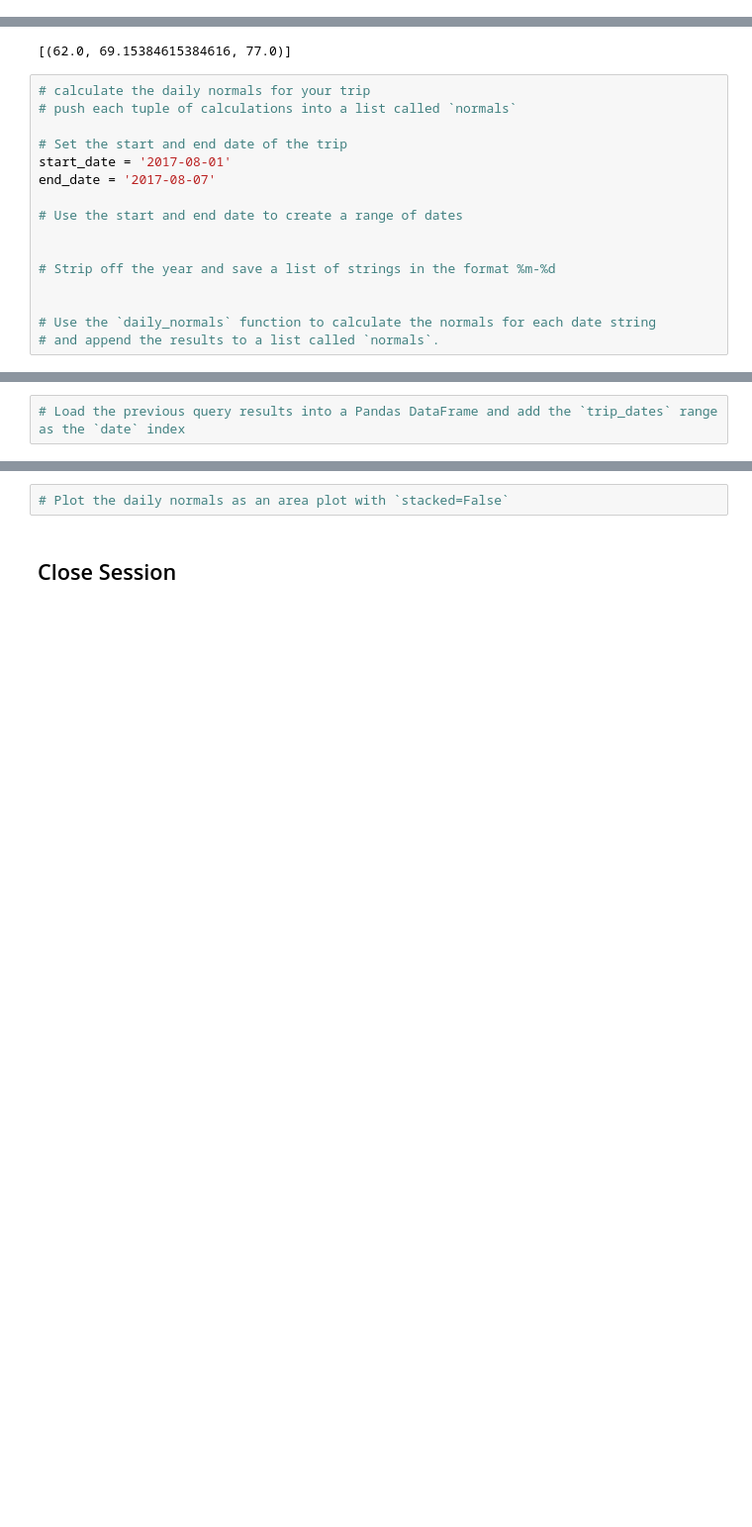
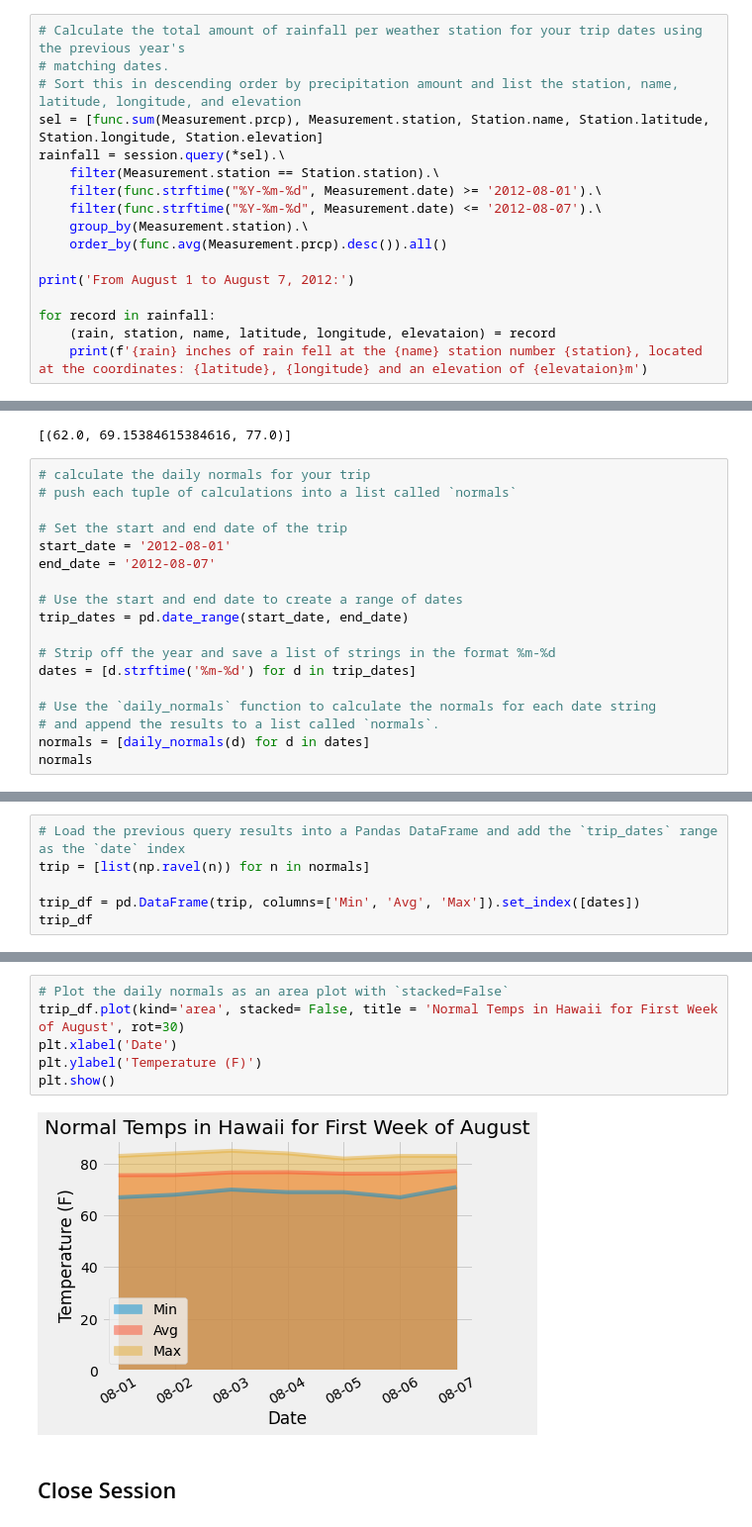
Before and after one commit to ashleighdevito/sqlalchemy-challenge, a Jupyter notebook: Bonus/temp_analysis_bonus_2_starter.ipynb, the cells around one changed output, grey strips where cells are left out. Shown: that part at 99% size. Cells and saved outputs as stored; diff of their text form; blank space fills up the shorter version.

```diff
--- a/Bonus/temp_analysis_bonus_2_starter.ipynb
+++ b/Bonus/temp_analysis_bonus_2_starter.ipynb
@@ -97,0 +94,17 @@ plt.show()
+# %%
+# Calculate the total amount of rainfall per weather station for your trip dates using the previous year's
+# matching dates.
+# Sort this in descending order by precipitation amount and list the station, name, latitude, longitude, and elevation
+sel = [func.sum(Measurement.prcp), Measurement.station, Station.name, Station.latitude, Station.longitude, Station.elevation]
+rainfall = session.query(*sel).\
+    filter(Measurement.station == Station.station).\
+    filter(func.strftime("%Y-%m-%d", Measurement.date) >= '2012-08-01').\
+    filter(func.strftime("%Y-%m-%d", Measurement.date) <= '2012-08-07').\
+    group_by(Measurement.station).\
+    order_by(func.avg(Measurement.prcp).desc()).all()
+
+print('From August 1 to August 7, 2012:')
+
+for record in rainfall:
+    (rain, station, name, latitude, longitude, elevataion) = record
+    print(f'{rain} inches of rain fell at the {name} station number {station}, located at the coordinates: {latitude}, {longitude} and an elevation of {elevataion}m')
@@ -122,14 +145,16 @@ daily_normals("01-01")
 # push each tuple of calculations into a list called `normals`
 
 # Set the start and end date of the trip
-start_date = '2017-08-01'
-end_date = '2017-08-07'
+start_date = '2012-08-01'
+end_date = '2012-08-07'
 
 # Use the start and end date to create a range of dates
-
+trip_dates = pd.date_range(start_date, end_date)
 
 # Strip off the year and save a list of strings in the format %m-%d
-
+dates = [d.strftime('%m-%d') for d in trip_dates]
 
 # Use the `daily_normals` function to calculate the normals for each date string
 # and append the results to a list called `normals`.
+normals = [daily_normals(d) for d in dates]
+normals
@@ -136,2 +169,6 @@ end_date = '2017-08-07'
 # %%
 # Load the previous query results into a Pandas DataFrame and add the `trip_dates` range as the `date` index
+trip = [list(np.ravel(n)) for n in normals]
+
+trip_df = pd.DataFrame(trip, columns=['Min', 'Avg', 'Max']).set_index([dates])
+trip_df
@@ -138,5 +184,11 @@ end_date = '2017-08-07'
 # %%
 # Plot the daily normals as an area plot with `stacked=False`
+trip_df.plot(kind='area', stacked= False, title = 'Normal Temps in Hawaii for First Week of August', rot=30)
+plt.xlabel('Date')
+plt.ylabel('Temperature (F)')
+plt.show()
+# %% [output]
+[figure, added]
 # %% [markdown]
 ## Close Session
 # %%
```
Also changed, not shown: parts of 4 cells of this notebook.
